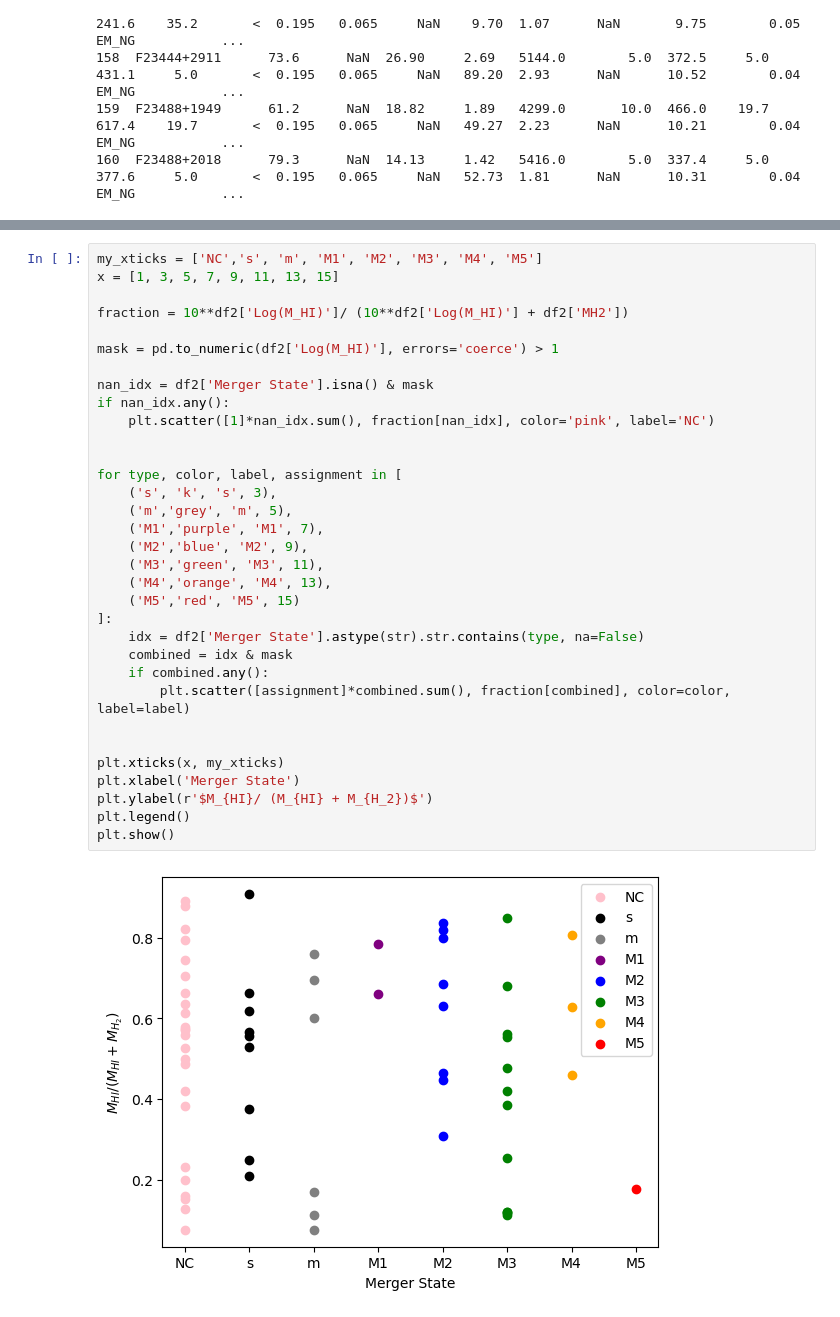
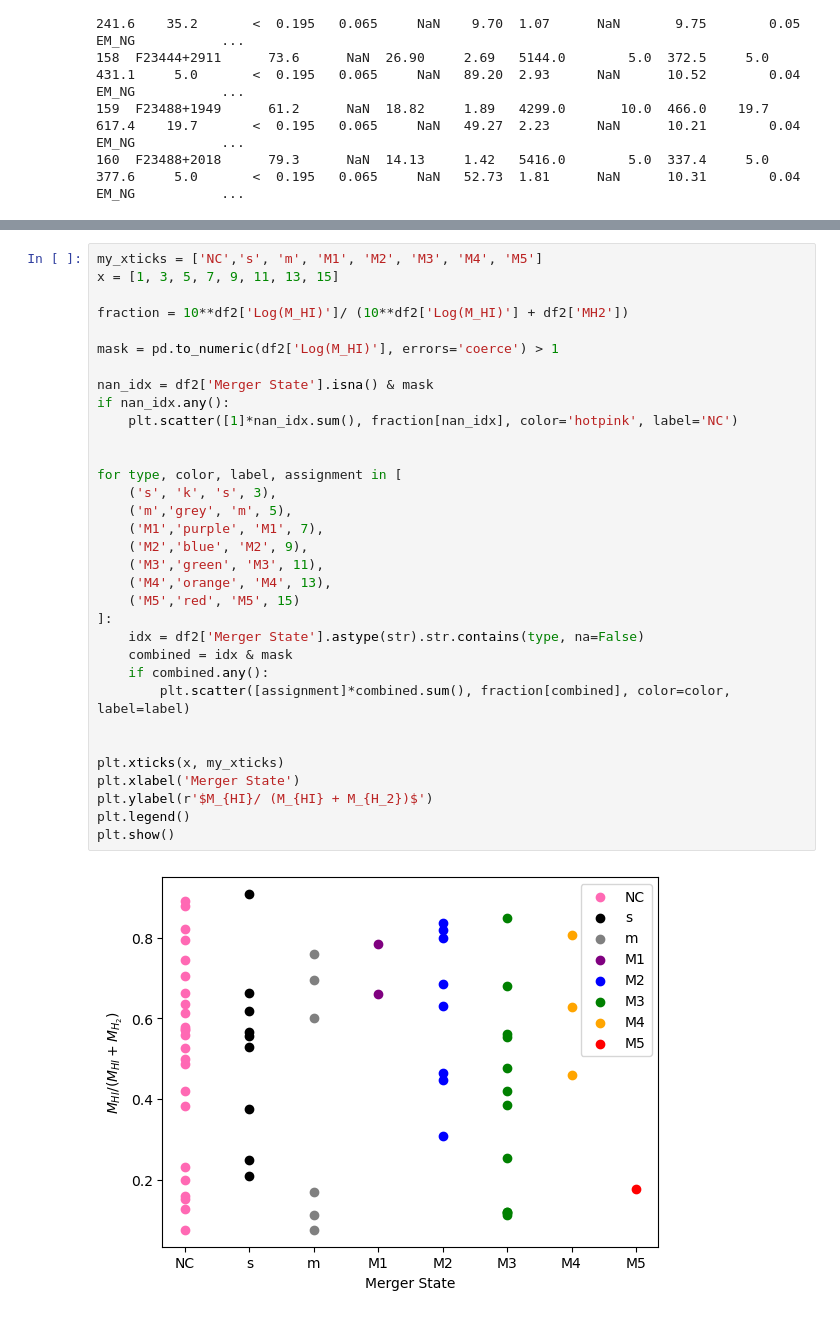
Before and after one commit to MatthewMotuz/GBO_REU, a Jupyter notebook: GOALS/GOALS_v3.ipynb, the cells around one changed output, grey strips where cells are left out. Cells and saved outputs as stored; diff of their text form.

```diff
--- a/GOALS/GOALS_v3.ipynb
+++ b/GOALS/GOALS_v3.ipynb
@@ -703,32 +703,32 @@ x = [1, 3, 5, 7, 9, 11, 13, 15]
 
 fraction = 10**df2['Log(M_HI)']/ (10**df2['Log(M_HI)'] + df2['MH2'])
 
 mask = pd.to_numeric(df2['Log(M_HI)'], errors='coerce') > 1
 
 nan_idx = df2['Merger State'].isna() & mask
 if nan_idx.any():
-    plt.scatter([1]*nan_idx.sum(), fraction[nan_idx], color='pink', label='NC')
+    plt.scatter([1]*nan_idx.sum(), fraction[nan_idx], color='hotpink', label='NC')
 
 
 for type, color, label, assignment in [
     ('s', 'k', 's', 3),
     ('m','grey', 'm', 5),
     ('M1','purple', 'M1', 7),
     ('M2','blue', 'M2', 9),
     ('M3','green', 'M3', 11),
     ('M4','orange', 'M4', 13),
     ('M5','red', 'M5', 15)
 ]:
     idx = df2['Merger State'].astype(str).str.contains(type, na=False)
     combined = idx & mask
     if combined.any():
         plt.scatter([assignment]*combined.sum(), fraction[combined], color=color, label=label)
 
 
 plt.xticks(x, my_xticks)
 plt.xlabel('Merger State')
 plt.ylabel(r'$M_{HI}/ (M_{HI} + M_{H_2})$')
 plt.legend()
 plt.show()
 # %% [output]
-[figure, old version]
+[figure, new version]
```
Also changed, not shown: parts of 2 cells of this notebook.
